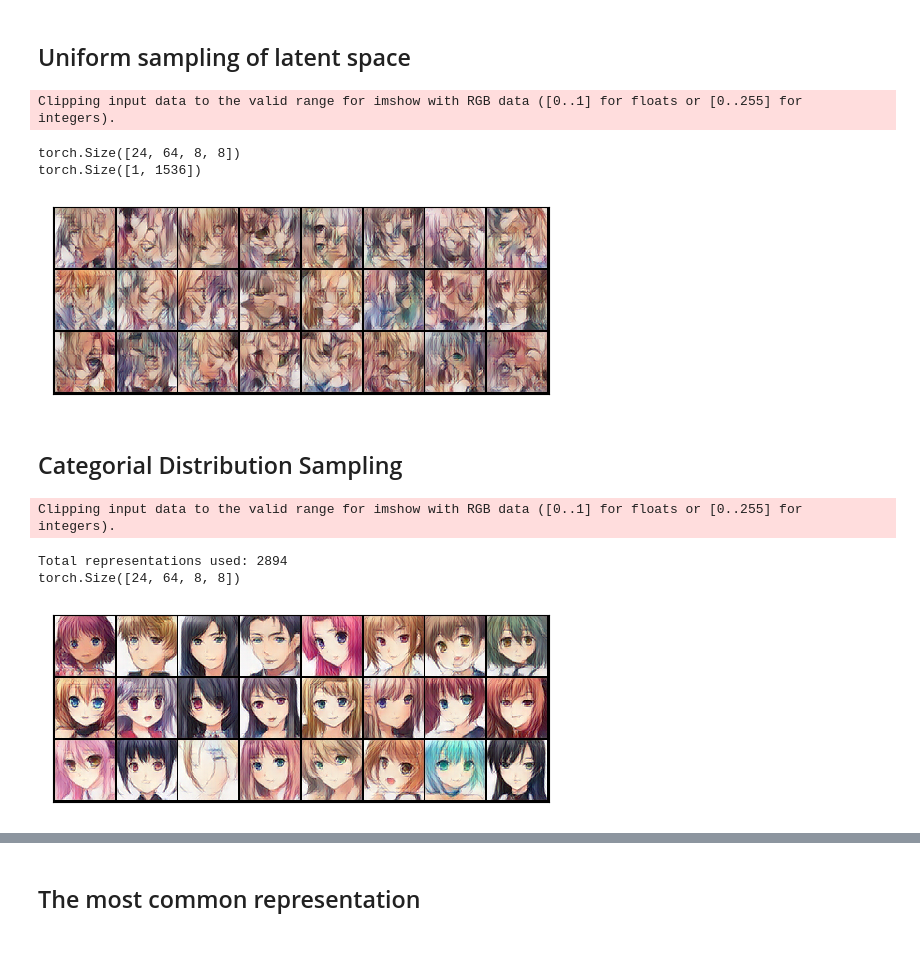
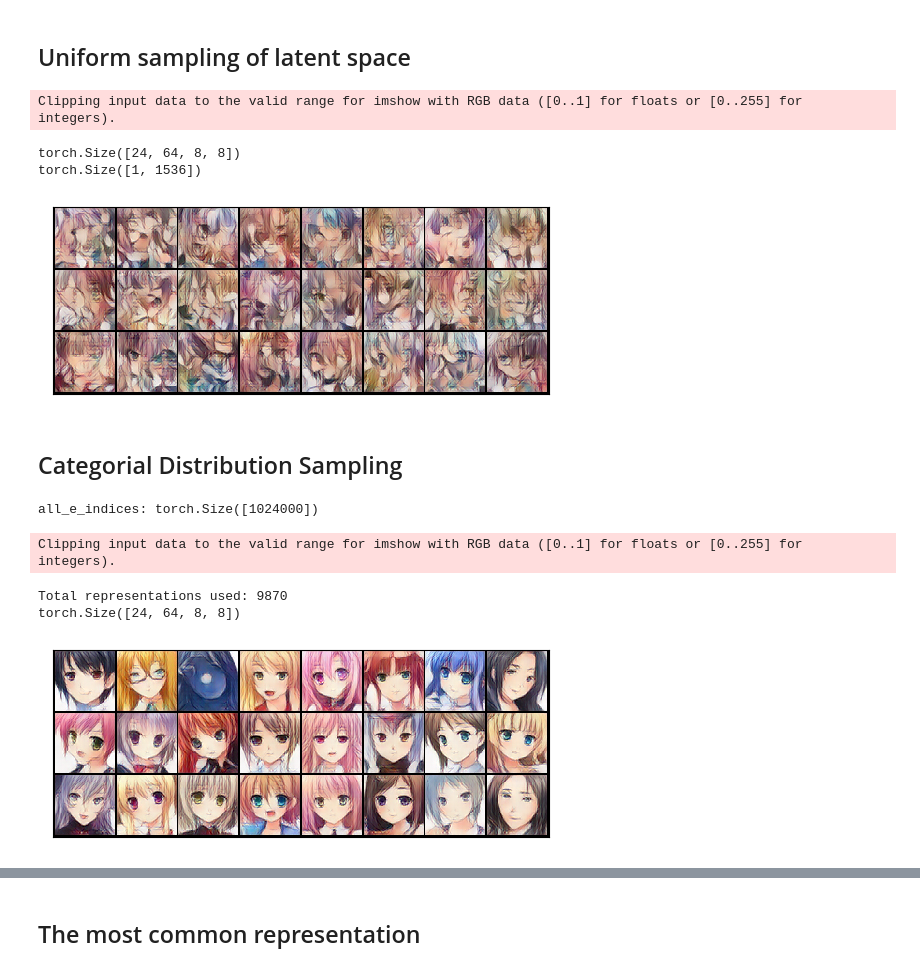
Before and after one commit to xhzgenius/VQ-VAE, a Jupyter notebook: visualization.ipynb, the cells around one changed output, grey strips where cells are left out. Saved outputs shown, nothing was run; the diff lists cells and outputs as text; code cells hidden in the pictures.

```diff
--- a/visualization.ipynb
+++ b/visualization.ipynb
@@ -83,7 +83,8 @@ End of utilities
 """
 
 # model_filename = "./results/CIFAR10 2023-06-08 22.12.34 VGG continue/10000.pth"
-model_filename = "./results/anime 2023-06-09 05.27.15/14500.pth"
+# model_filename = "./results/CIFAR10 2023-06-09 06.33.27/2400.pth"
+model_filename = "./results/anime 2023-06-09 05.27.15 L2+VGG/14500.pth"
 model, vqvae_data = load_model(model_filename)
 # %%
 !ls results/
@@ -183,7 +185,7 @@ display_image_grid(x_val_recon)
 Clipping input data to the valid range for imshow with RGB data ([0..1] for floats or [0..255] for integers).
 torch.Size([24, 64, 8, 8])
 torch.Size([1, 1536])
-[figure, old version]
+[figure, new version]
 # %% [markdown]
 ## Categorial Distribution Sampling
 # %%
@@ -192,8 +194,8 @@ torch.Size([1, 1536])
 # For readability, I reconstructed a huge part of them.
 # 👇 —— XHZ
 
-N=100
-# Sample 100 images from validation set and encode them into e_indices.
+N=500
+# Sample N*batch_size images from validation set and encode them into e_indices.
 def encode_observations():
     all_e_indices = []
     for i in range(N):
@@ -202,6 +204,7 @@ def encode_observations():
     return torch.cat(all_e_indices)
 
 all_e_indices = encode_observations()
+print("all_e_indices:", all_e_indices.shape)
 
 # Put all indices (64 e_indices as a whole) in a container.
 def count_representations():
@@ -215,34 +218,35 @@ def count_representations():
             d[k] = 1
         else:
             d[k]+=1
     return d
 
 hist = count_representations()
 if '' in hist: del hist['']
 # print("hist:", hist)
 
 print('Total representations used:',len(hist.keys()))
 
 # Sample 64*24 e_indices (64 e_indices as a whole) from this shitty container.
 def sample_histogram(hist):
     keys, vals = np.array(list(hist.keys())),np.array(list(hist.values()))
     probs = np.array(vals)/sum(vals)
     samples = np.random.choice(keys, size=24, p=probs, replace=True)
     samples = np.array([np.array([int(y) for y in x.split('-')[:-1]]) for x in samples])
     return samples
 
 samples = sample_histogram(hist)
 
 def reconstruct_from_histogram_samples(model):
     min_encoding_indices = torch.tensor(samples).reshape(-1,1).long().to(device)
     x_recon, z_q,e_indices = reconstruct_from_e_indices(min_encoding_indices, num_samples=24)
     return x_recon, z_q,e_indices
 
 x_hist,_,_ = reconstruct_from_histogram_samples(model)
 
 display_image_grid(x_hist)
 # %% [output]
-Clipping input data to the valid range for imshow with RGB data ([0..1] for floats or [0..255] for integers).
+all_e_indices: torch.Size([1024000])
-Total representations used: 2894
-torch.Size([24, 64, 8, 8])
+Clipping input data to the valid range for imshow with RGB data ([0..1] for floats or [0..255] for integers).
+Total representations used: 9870
+torch.Size([24, 64, 8, 8])
-[figure, old version]
+[figure, new version]
```
Also changed, not shown: parts of 6 cells of this notebook, 5 other files.
